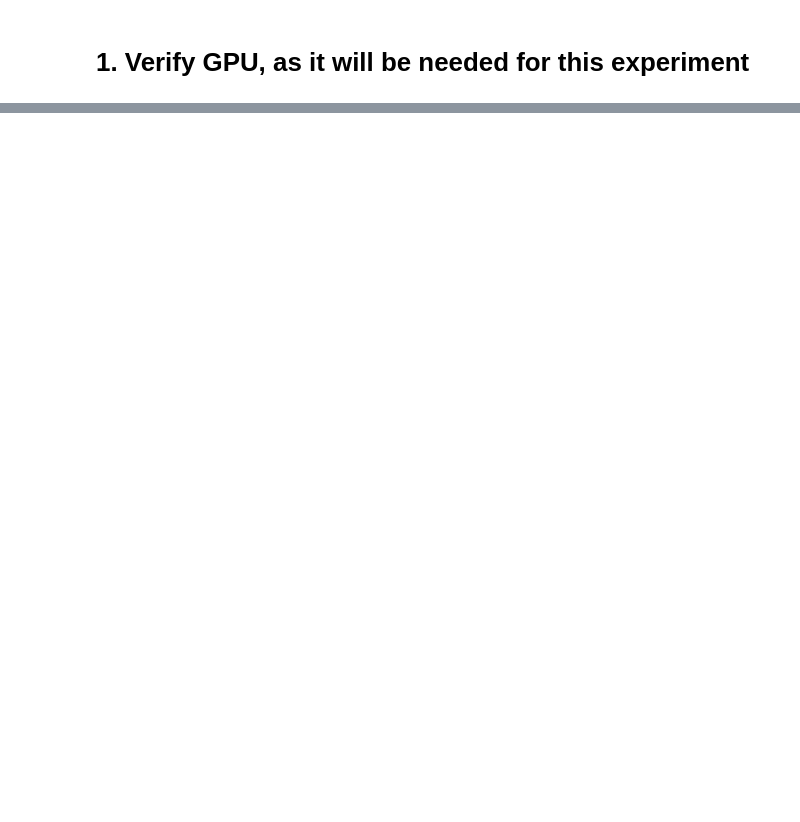
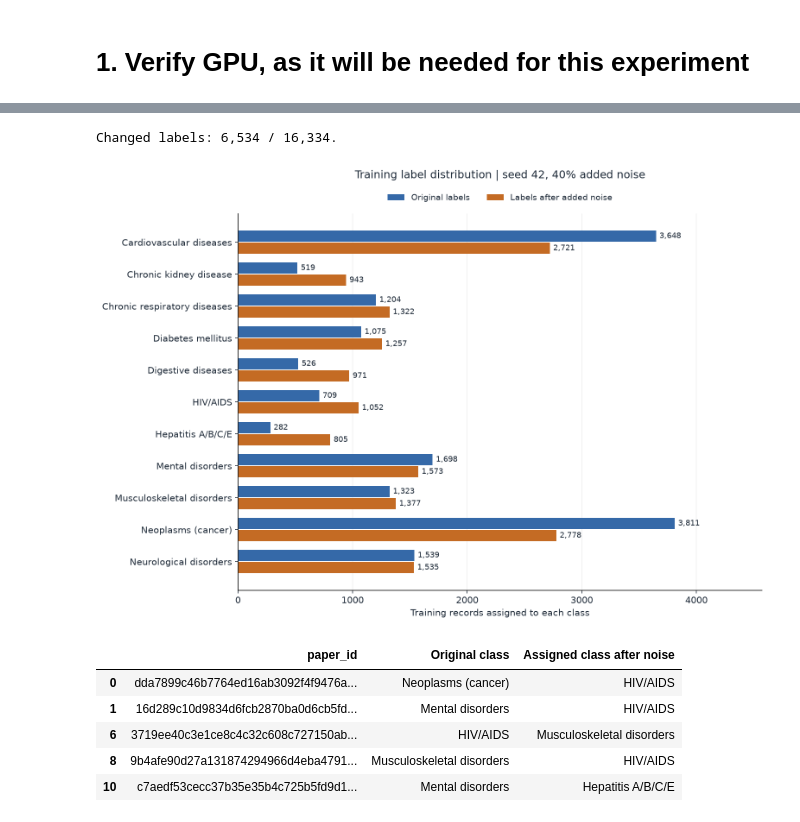
Before and after one commit to CallumGA/MIA5150-Final-Project, a Jupyter notebook: main.ipynb, the cells around one changed output, grey strips where cells are left out. Drawn from its saved outputs; the diff is of its cells as text; code cells hidden in the pictures; blank space fills up the shorter version.

```diff
--- a/main.ipynb
+++ b/main.ipynb
@@ -33,0 +300,39 @@ if torch.cuda.is_available():
+# %%
+EDA_SEED = 42
+EDA_NOISE_PERCENT = 40
+selected_key = (EDA_SEED, EDA_NOISE_PERCENT)
+selected_audit = noise_audits[selected_key]
+selected_labels = training_label_variants[selected_key]
+original_counts = np.bincount(original_training_labels, minlength=NUMBER_OF_CLASSES)
+noisy_counts = np.bincount(selected_labels, minlength=NUMBER_OF_CLASSES)
+
+fig, ax = plt.subplots(figsize=(11, 7.5), layout="constrained")
+y = np.arange(NUMBER_OF_CLASSES)
+original_bars = ax.barh(y - 0.19, original_counts, height=0.35, color=BLUE, label="Original labels")
+noisy_bars = ax.barh(y + 0.19, noisy_counts, height=0.35, color=ORANGE, label="Labels after added noise")
+for bars, values in ((original_bars, original_counts), (noisy_bars, noisy_counts)):
+    ax.bar_label(bars, labels=[f"{n:,}" for n in values], padding=4, fontsize=9)
+ax.set_yticks(y, class_names.tolist())
+ax.invert_yaxis()
+ax.set_xlim(0, max(original_counts.max(), noisy_counts.max()) * 1.2)
+ax.set_xlabel("Training records assigned to each class")
+ax.set_title(f"Training label distribution | seed {EDA_SEED}, {EDA_NOISE_PERCENT}% added noise", pad=42)
+ax.legend(loc="lower center", bbox_to_anchor=(0.5, 1.01), ncol=2, frameon=False, fontsize=10)
+ax.grid(axis="x", alpha=0.2)
+ax.set_axisbelow(True)
+plt.show()
+
+changed_examples = selected_audit.loc[selected_audit["label_changed"]].head(5).copy()
+changed_examples["Original class"] = changed_examples["original_label"].map(class_names)
+changed_examples["Assigned class after noise"] = changed_examples["noisy_label"].map(class_names)
+print(f"Changed labels: {selected_audit['label_changed'].sum():,} / {len(training_data):,}.")
+display(changed_examples[["paper_id", "Original class", "Assigned class after noise"]])
+# %% [output]
+Changed labels: 6,534 / 16,334.
+[figure, added]
+|  | paper_id | Original class | Assigned class after noise |
+| 0 | dda7899c46b7764ed16ab3092f4f9476a... | Neoplasms (cancer) | HIV/AIDS |
+| 1 | 16d289c10d9834d6fcb2870ba0d6cb5fd... | Mental disorders | HIV/AIDS |
+| 6 | 3719ee40c3e1ce8c4c32c608c727150ab... | HIV/AIDS | Musculoskeletal disorders |
+| 8 | 9b4afe90d27a131874294966d4eba4791... | Musculoskeletal disorders | HIV/AIDS |
+| 10 | c7aedf53cecc37b35e35b4c725b5fd9d1... | Mental disorders | Hepatitis A/B/C/E |
```
Also changed, not shown: parts of 13 cells of this notebook.
